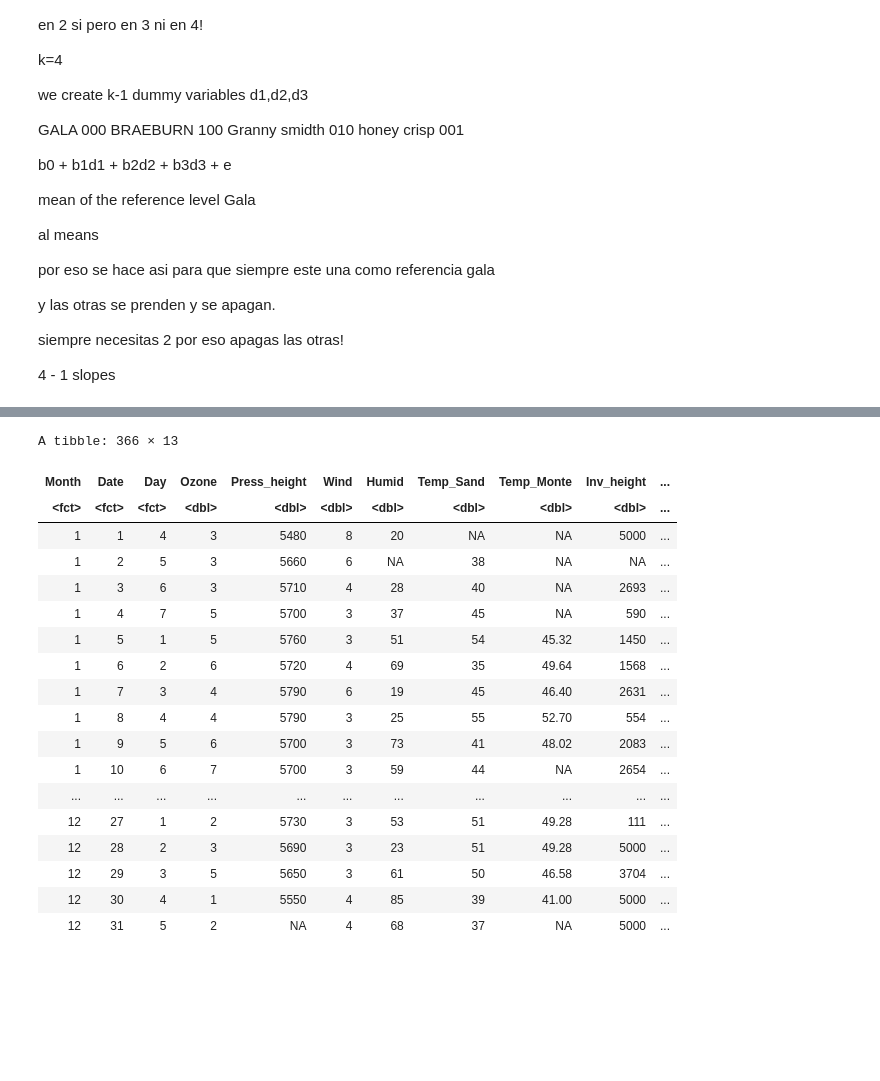
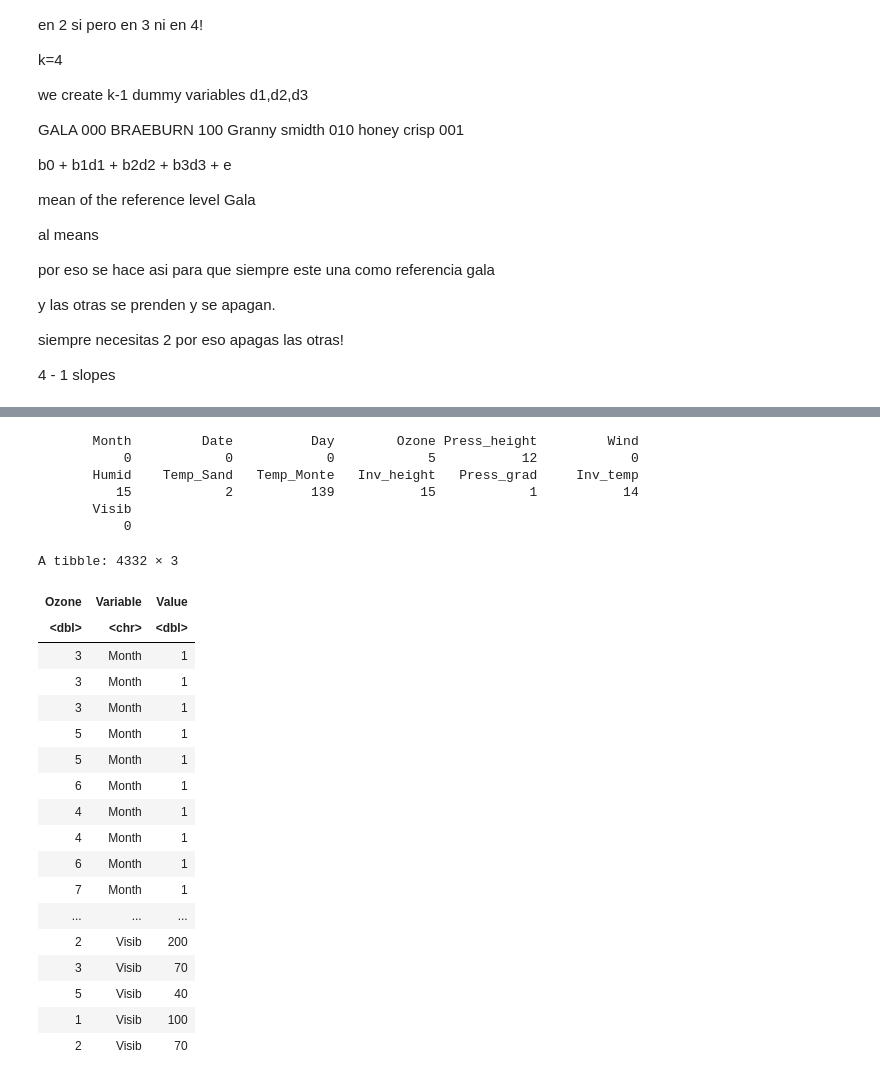
Before and after one commit to alejandro-armenta/r_machine_learning, a Jupyter notebook: lr.ipynb, the cells around one changed output, grey strips where cells are left out. Drawn from its saved outputs; the diff is of its cells as text; code cells hidden in the pictures; blank space fills up the shorter version.

```diff
--- a/lr.ipynb
+++ b/lr.ipynb
@@ -93,22 +127,11 @@ names(ozonetib)<-c(
+# %%
+map_dbl(ozonetib, ~sum(is.na(.)))
+# %% [output]
+       Month         Date          Day        Ozone Press_height         Wind
+           0            0            0            5           12            0
+       Humid    Temp_Sand   Temp_Monte   Inv_height   Press_grad     Inv_temp
+          15            2          139           15            1           14
+       Visib
+           0
 # %%
-ozonetib
+a<-mutate_all(ozonetib,as.numeric)
-# %% [output]
-A tibble: 366 × 13
-| Month | Date | Day | Ozone | Press_height | Wind | Humid | Temp_Sand | Temp_Monte | Inv_height | ... |
-| <fct> | <fct> | <fct> | <dbl> | <dbl> | <dbl> | <dbl> | <dbl> | <dbl> | <dbl> | ... |
-| 1 | 1 | 4 | 3 | 5480 | 8 | 20 | NA | NA | 5000 | ... |
-| 1 | 2 | 5 | 3 | 5660 | 6 | NA | 38 | NA | NA | ... |
-| 1 | 3 | 6 | 3 | 5710 | 4 | 28 | 40 | NA | 2693 | ... |
-| 1 | 4 | 7 | 5 | 5700 | 3 | 37 | 45 | NA | 590 | ... |
-| 1 | 5 | 1 | 5 | 5760 | 3 | 51 | 54 | 45.32 | 1450 | ... |
-| 1 | 6 | 2 | 6 | 5720 | 4 | 69 | 35 | 49.64 | 1568 | ... |
-| 1 | 7 | 3 | 4 | 5790 | 6 | 19 | 45 | 46.40 | 2631 | ... |
-| 1 | 8 | 4 | 4 | 5790 | 3 | 25 | 55 | 52.70 | 554 | ... |
-| 1 | 9 | 5 | 6 | 5700 | 3 | 73 | 41 | 48.02 | 2083 | ... |
-| 1 | 10 | 6 | 7 | 5700 | 3 | 59 | 44 | NA | 2654 | ... |
-| ... | ... | ... | ... | ... | ... | ... | ... | ... | ... | ... |
-| 12 | 27 | 1 | 2 | 5730 | 3 | 53 | 51 | 49.28 | 111 | ... |
-| 12 | 28 | 2 | 3 | 5690 | 3 | 23 | 51 | 49.28 | 5000 | ... |
-| 12 | 29 | 3 | 5 | 5650 | 3 | 61 | 50 | 46.58 | 3704 | ... |
-| 12 | 30 | 4 | 1 | 5550 | 4 | 85 | 39 | 41.00 | 5000 | ... |
-| 12 | 31 | 5 | 2 | NA | 4 | 68 | 37 | NA | 5000 | ... |
@@ -114,0 +140,23 @@ A tibble: 366 × 13
+# %%
+ozoneuntidy<-gather(ozoneclean,key = 'Variable',value = 'Value', -Ozone)
+ozoneuntidy
+# %% [output]
+A tibble: 4332 × 3
+| Ozone | Variable | Value |
+| <dbl> | <chr> | <dbl> |
+| 3 | Month | 1 |
+| 3 | Month | 1 |
+| 3 | Month | 1 |
+| 5 | Month | 1 |
+| 5 | Month | 1 |
+| 6 | Month | 1 |
+| 4 | Month | 1 |
+| 4 | Month | 1 |
+| 6 | Month | 1 |
+| 7 | Month | 1 |
+| ... | ... | ... |
+| 2 | Visib | 200 |
+| 3 | Visib | 70 |
+| 5 | Visib | 40 |
+| 1 | Visib | 100 |
+| 2 | Visib | 70 |
```
Also changed, not shown: parts of 14 cells of this notebook, 1 other file.
